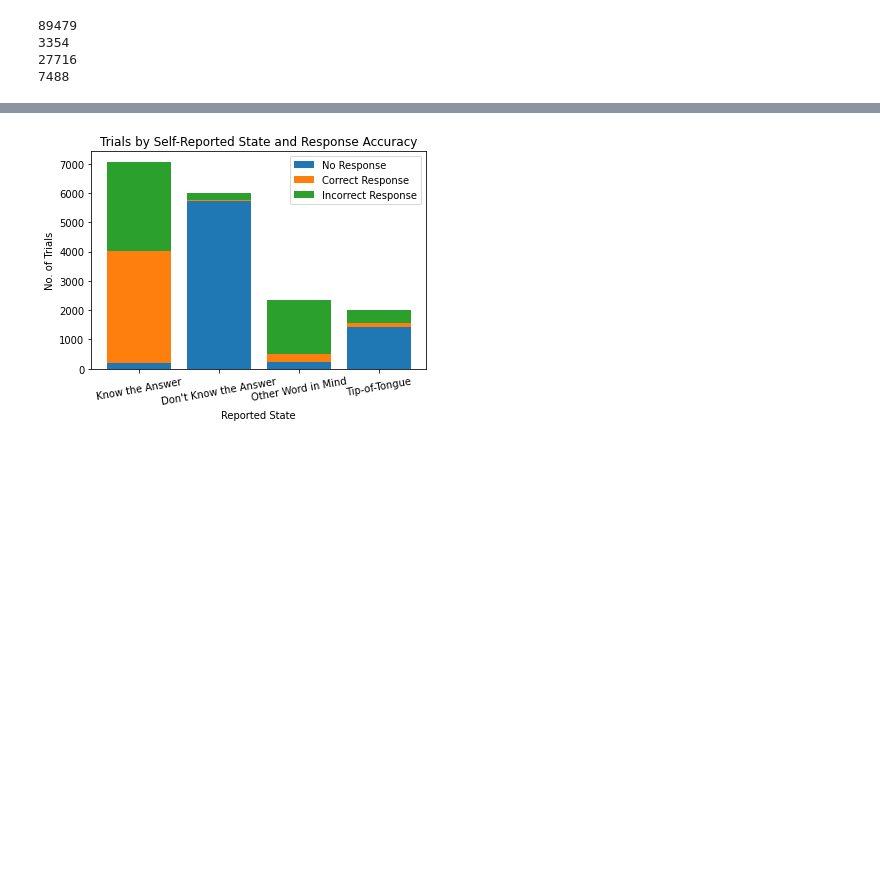
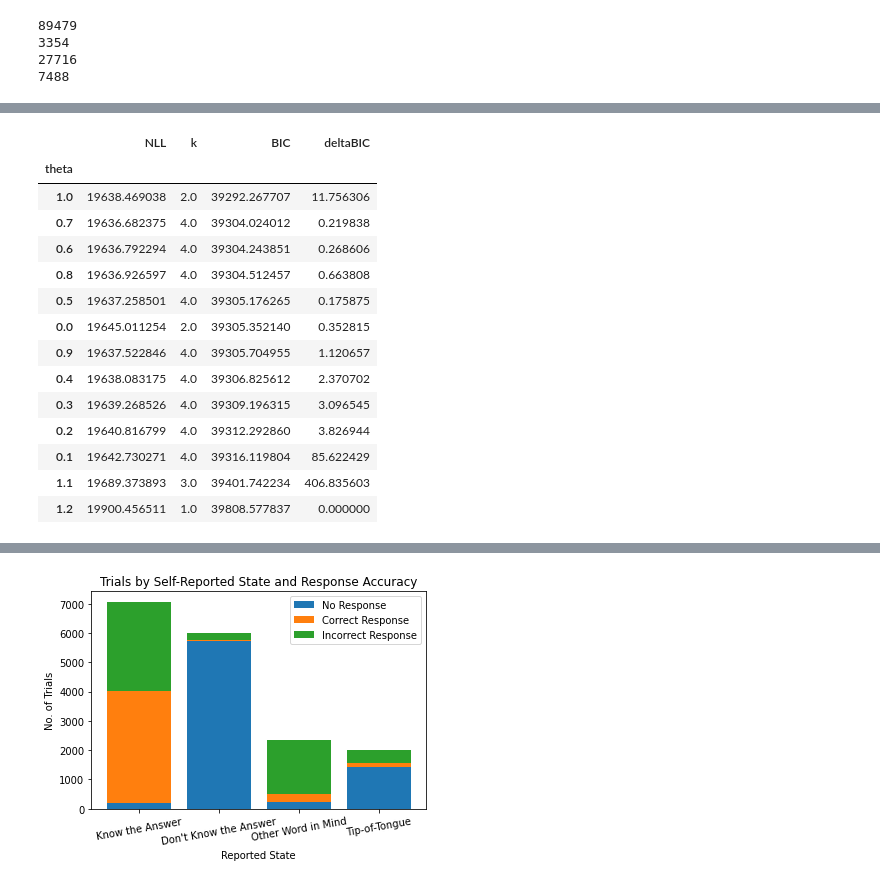
Before and after one commit to abhilasha-kumar/modeling-lexical-retrieval, a Jupyter notebook: LexicalRetrieval.ipynb, the cells around one changed output, grey strips where cells are left out. Drawn from its saved outputs; the diff is of its cells as text; code cells hidden in the pictures; blank space fills up the shorter version.

```diff
--- a/LexicalRetrieval.ipynb
+++ b/LexicalRetrieval.ipynb
@@ -854,3 +857,21 @@ np.mean(s3['BIC'][0.1:0.9])
+# %%
+delta(otherwordg, len(otherword)/13)
+# %% [output]
+|  | NLL | k | BIC | deltaBIC |
+| theta |  |  |  |  |
+| 1.0 | 19638.469038 | 2.0 | 39292.267707 | 11.756306 |
+| 0.7 | 19636.682375 | 4.0 | 39304.024012 | 0.219838 |
+| 0.6 | 19636.792294 | 4.0 | 39304.243851 | 0.268606 |
+| 0.8 | 19636.926597 | 4.0 | 39304.512457 | 0.663808 |
+| 0.5 | 19637.258501 | 4.0 | 39305.176265 | 0.175875 |
+| 0.0 | 19645.011254 | 2.0 | 39305.352140 | 0.352815 |
+| 0.9 | 19637.522846 | 4.0 | 39305.704955 | 1.120657 |
+| 0.4 | 19638.083175 | 4.0 | 39306.825612 | 2.370702 |
+| 0.3 | 19639.268526 | 4.0 | 39309.196315 | 3.096545 |
+| 0.2 | 19640.816799 | 4.0 | 39312.292860 | 3.826944 |
+| 0.1 | 19642.730271 | 4.0 | 39316.119804 | 85.622429 |
+| 1.1 | 19689.373893 | 3.0 | 39401.742234 | 406.835603 |
+| 1.2 | 19900.456511 | 1.0 | 39808.577837 | 0.000000 |
 # %%
 s4 = delta(totg, len(tot)/13)
 s4.sort_values(by='theta',inplace=True)
```
Also changed, not shown: parts of 25 cells of this notebook.
